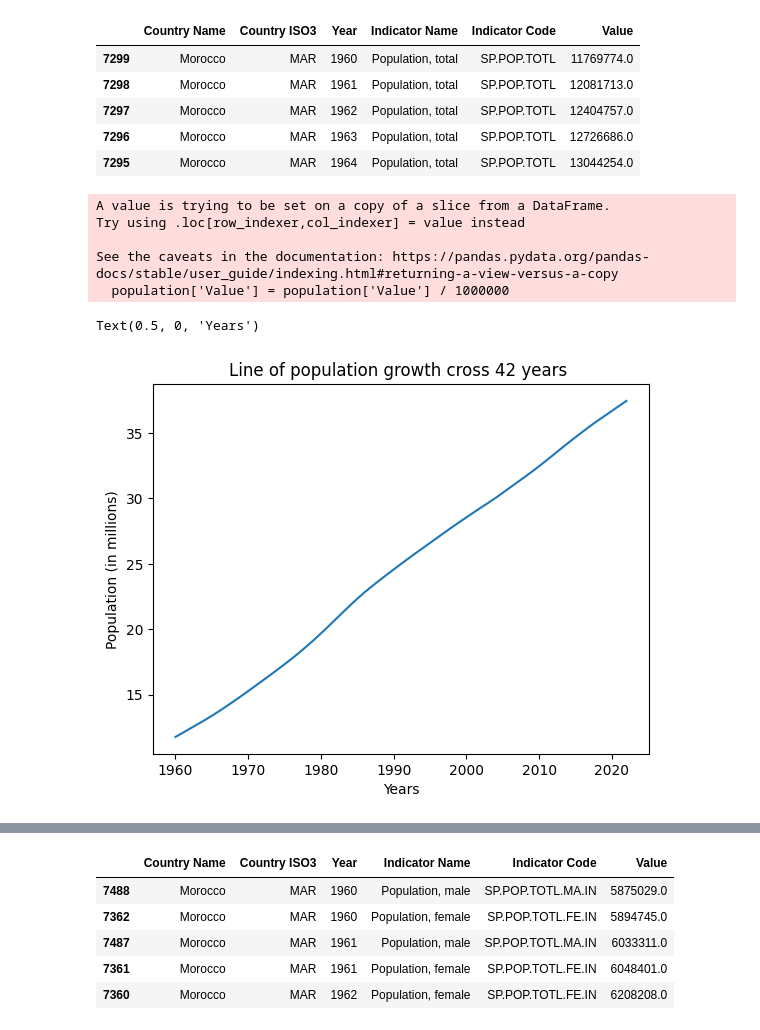
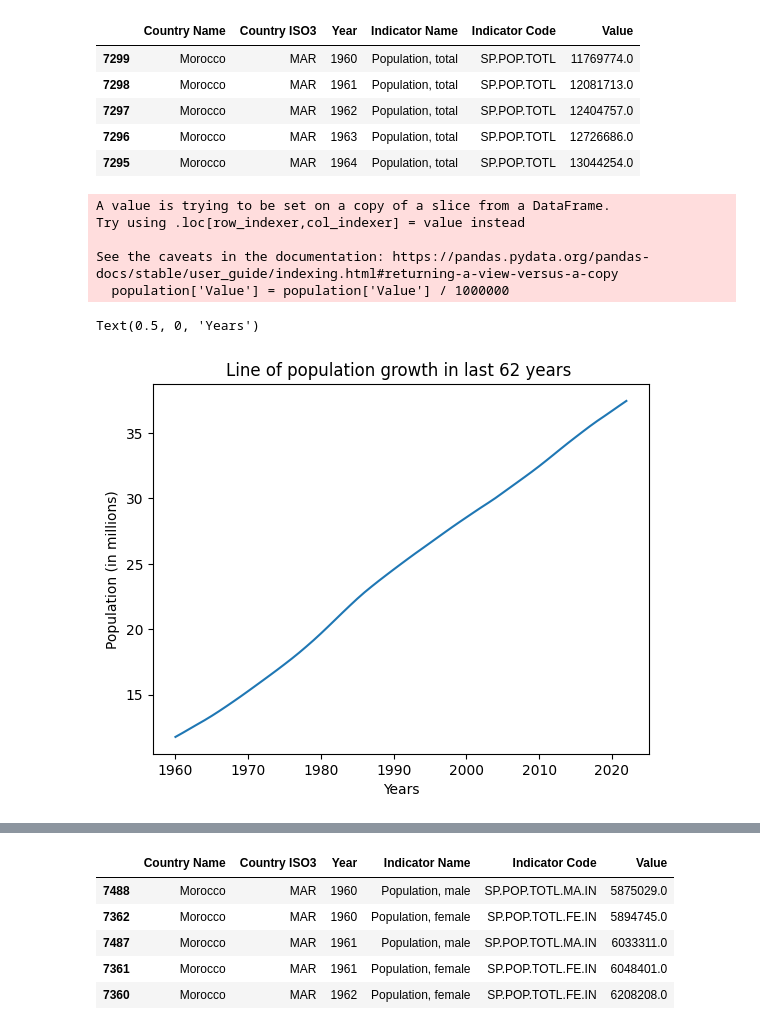
Before and after one commit to BENLHOSNITaoufik/Morocco_Health_Indicator, a Jupyter notebook: heath_mar.ipynb, the cells around one changed output, grey strips where cells are left out. Cells and saved outputs as stored; diff of their text form; code cells hidden in the pictures.

```diff
--- a/heath_mar.ipynb
+++ b/heath_mar.ipynb
@@ -221,20 +193,20 @@ population.head()
 # %%
 # Normalize population total for plotting
 population['Value'] = population['Value'] / 1000000
 
 # using line plot to display the total of population vs years
 population.groupby(population['Year'])['Value'].sum().plot()
-plt.title('Line of population growth cross 42 years ')
+plt.title('Line of population growth in last 62 years ')
 plt.ylabel('Population (in millions)')
 plt.xlabel('Years')
 # %% [output]
 A value is trying to be set on a copy of a slice from a DataFrame.
 Try using .loc[row_indexer,col_indexer] = value instead
 
 See the caveats in the documentation: https://pandas.pydata.org/pandas-docs/stable/user_guide/indexing.html#returning-a-view-versus-a-copy
   population['Value'] = population['Value'] / 1000000
 Text(0.5, 0, 'Years')
-[figure, old version]
+[figure, new version]
 # %%
 df.head()
 # %% [output]
```
Also changed, not shown: parts of 12 cells of this notebook.
